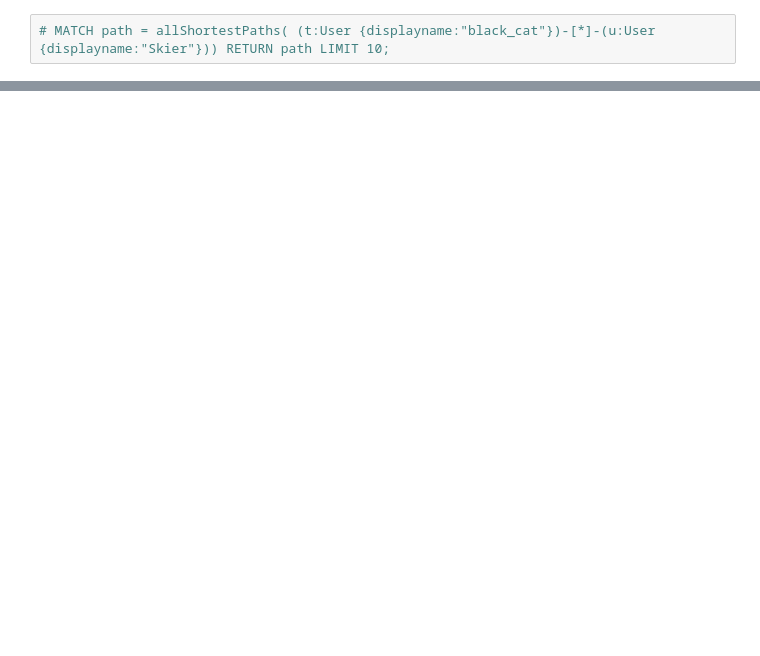
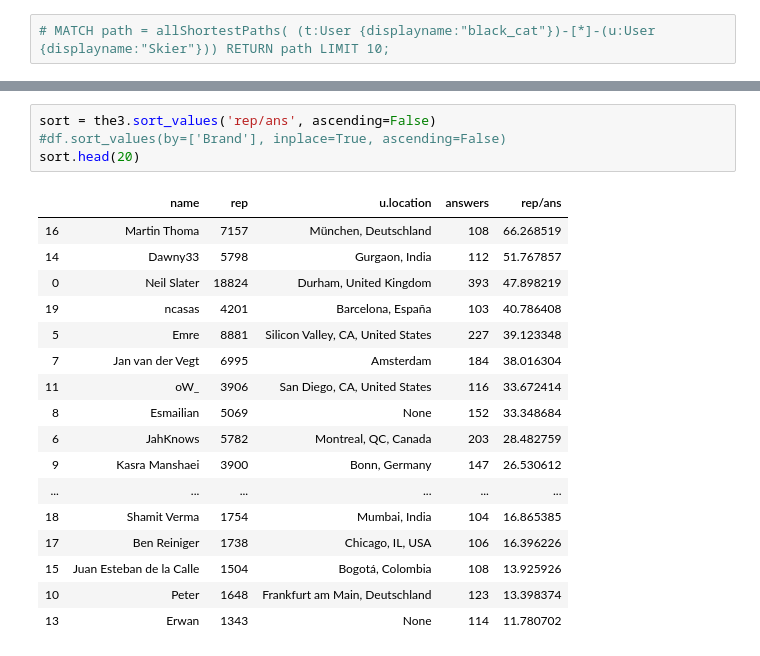
Before and after one commit to jonhealy1/stack_exchange_data_science, a Jupyter notebook: stack_data_science_1.ipynb, the cells around one changed output, grey strips where cells are left out. Drawn from its saved outputs; the diff is of its cells as text; blank space fills up the shorter version.

```diff
--- a/stack_data_science_1.ipynb
+++ b/stack_data_science_1.ipynb
@@ -377,0 +404,22 @@ Index: []
+# %%
+sort = the3.sort_values('rep/ans', ascending=False)
+#df.sort_values(by=['Brand'], inplace=True, ascending=False)
+sort.head(20)
+# %% [output]
+|  | name | rep | u.location | answers | rep/ans |
+| 16 | Martin Thoma | 7157 | München, Deutschland | 108 | 66.268519 |
+| 14 | Dawny33 | 5798 | Gurgaon, India | 112 | 51.767857 |
+| 0 | Neil Slater | 18824 | Durham, United Kingdom | 393 | 47.898219 |
+| 19 | ncasas | 4201 | Barcelona, España | 103 | 40.786408 |
+| 5 | Emre | 8881 | Silicon Valley, CA, United States | 227 | 39.123348 |
+| 7 | Jan van der Vegt | 6995 | Amsterdam | 184 | 38.016304 |
+| 11 | oW_ | 3906 | San Diego, CA, United States | 116 | 33.672414 |
+| 8 | Esmailian | 5069 | None | 152 | 33.348684 |
+| 6 | JahKnows | 5782 | Montreal, QC, Canada | 203 | 28.482759 |
+| 9 | Kasra Manshaei | 3900 | Bonn, Germany | 147 | 26.530612 |
+| ... | ... | ... | ... | ... | ... |
+| 18 | Shamit Verma | 1754 | Mumbai, India | 104 | 16.865385 |
+| 17 | Ben Reiniger | 1738 | Chicago, IL, USA | 106 | 16.396226 |
+| 15 | Juan Esteban de la Calle | 1504 | Bogotá, Colombia | 108 | 13.925926 |
+| 10 | Peter | 1648 | Frankfurt am Main, Deutschland | 123 | 13.398374 |
+| 13 | Erwan | 1343 | None | 114 | 11.780702 |
```
Also changed, not shown: parts of 10 cells of this notebook, 3 other files.
